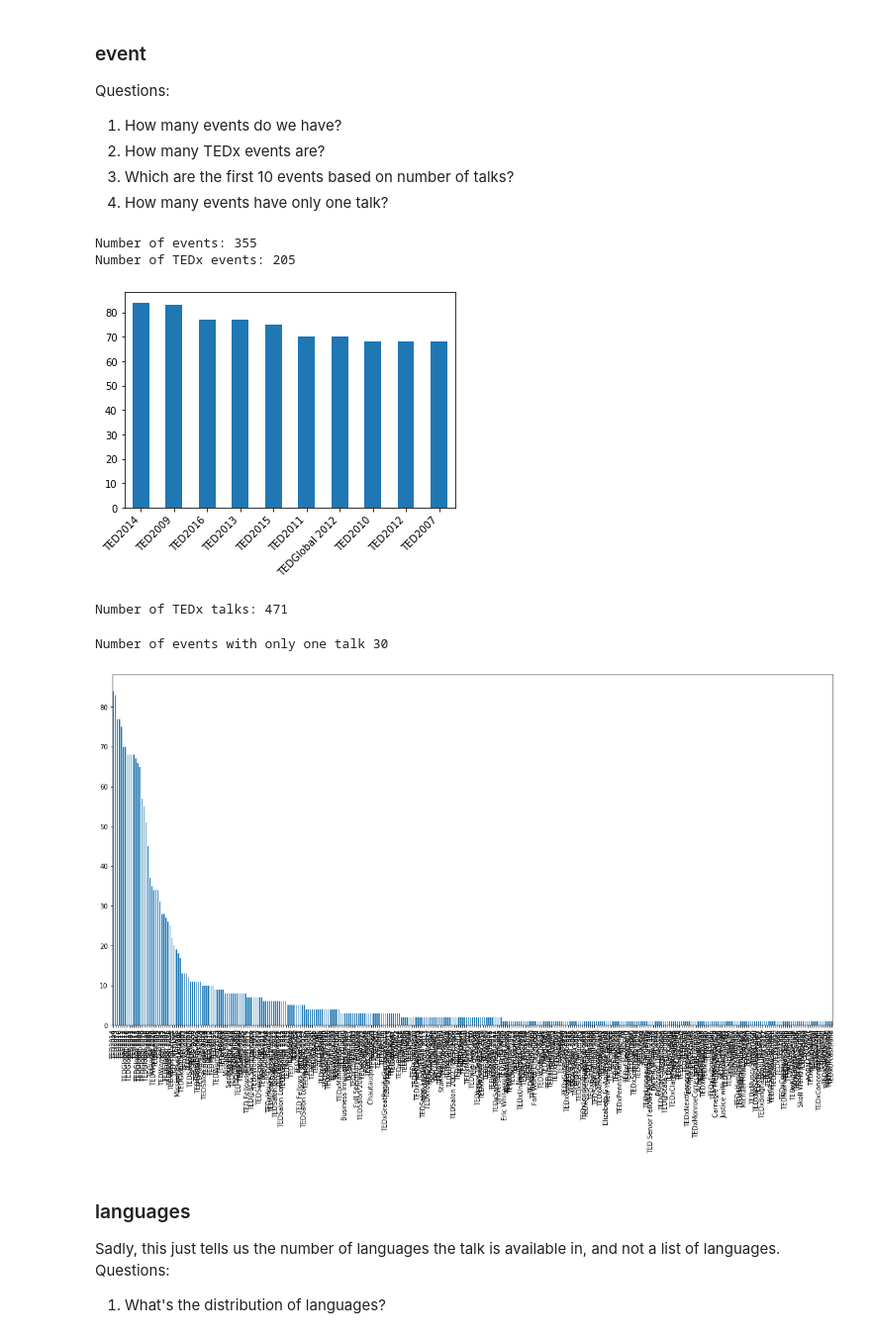
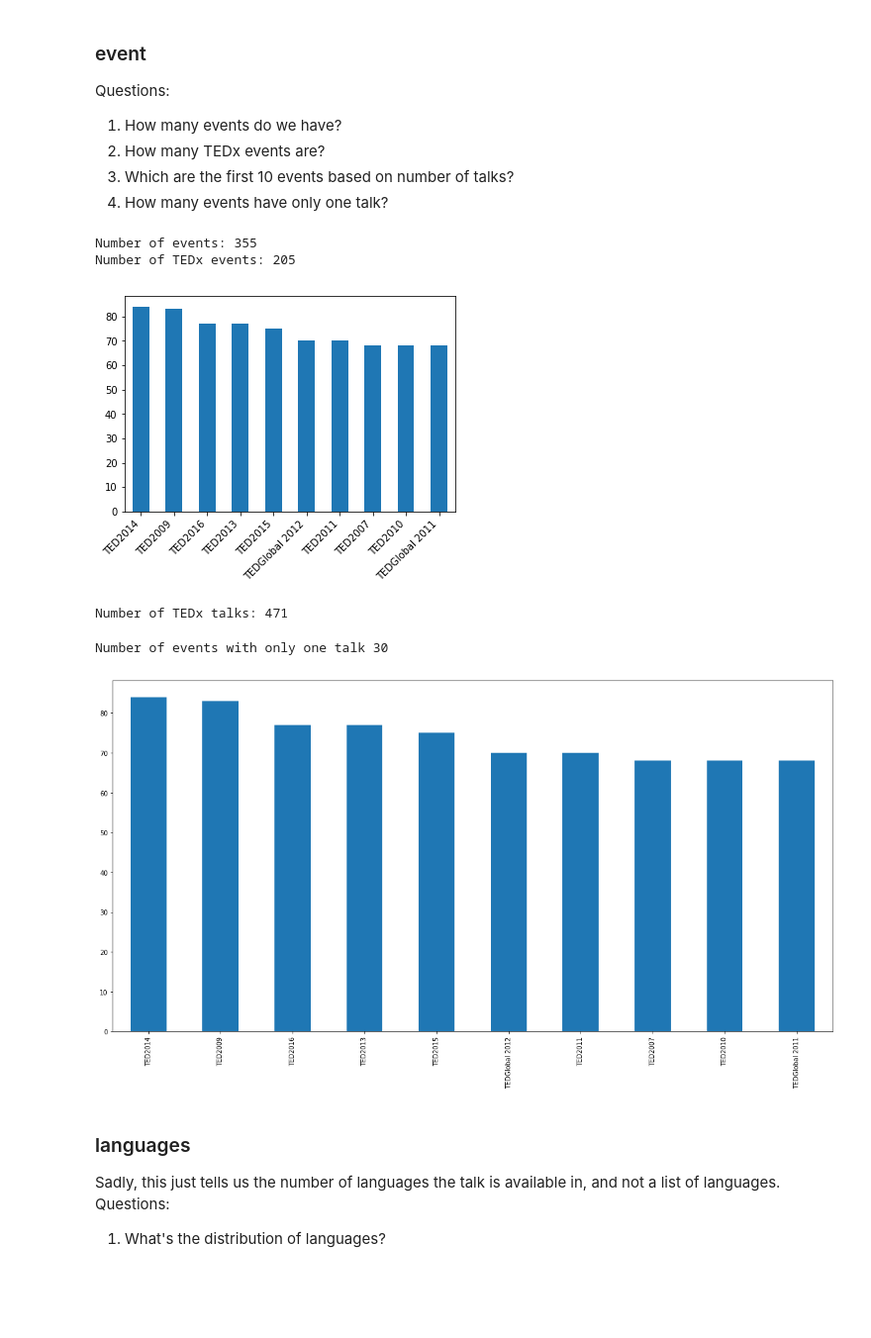
Before and after one commit to tedtalksviz/tedtalksviz.github.io, a Jupyter notebook: Exploratory data analysis.ipynb, the cells around one changed output. Shown at 99% size. Cells and saved outputs as stored; diff of their text form; code cells hidden in the pictures; blank space fills up the shorter version.

```diff
--- a/Exploratory data analysis.ipynb
+++ b/Exploratory data analysis.ipynb
@@ -90,0 +134,5 @@ display(df.head(5))
+# %%
+# We could have just called this method and then compare the shape of the
+# dataframe before and after.
+df2 = df2.drop_duplicates()
+df = df.drop_duplicates()
@@ -387,6 +352,7 @@ One rating has the following attributes: {'id': 7, 'name': 'Funny', 'count': 196
 # %%
+# 9
 # Reorder columns
-df = df[['name', 'title', 'description','url', 'duration', 'film_date', 'published_date',  'number_of_words', \
+df = df[['talk_id', 'name', 'title', 'description','url', 'duration', 'film_date', 'published_date',  'number_of_words', \
          'languages', 'comments', 'views', \
          'main_speaker', 'speaker_occupation', 'num_speaker', 'speed_of_speech', \
          'event', 'event_type',  \
@@ -434,2 +371,0 @@ Name: speaker_occupation, Length: 1459, dtype: int64
-# %%
-df['related_talks'] = df['related_talks'].apply(lambda x: x[:2])
@@ -694,16 +549,16 @@ print('Number of TEDx talks: ' + str(len(df[df['event'].str.lower().str.find('te
 # %% [output]
 Number of events: 355
 Number of TEDx events: 205
-[figure, old version]
+[figure, new version]
 Number of TEDx talks: 471
 # %%
-event_bar_plot = df['event'].value_counts().sort_values(ascending=False)
+event_bar_plot = df['event'].value_counts().sort_values(ascending=False)[:10]
 event_bar_plot.plot.bar(x = 'event', y = 'count', figsize=(20, 10))
 
 print('Number of events with only one talk ' + str((df['event'].value_counts()==3).sum()))
 # %% [output]
 Number of events with only one talk 30
-[figure, old version]
+[figure, new version]
 # %% [markdown]
 ### languages
 Sadly, this just tells us the number of languages the talk is available in, and not a list of languages.</br>
```
Also changed, not shown: parts of 76 cells of this notebook, 4 other files.
